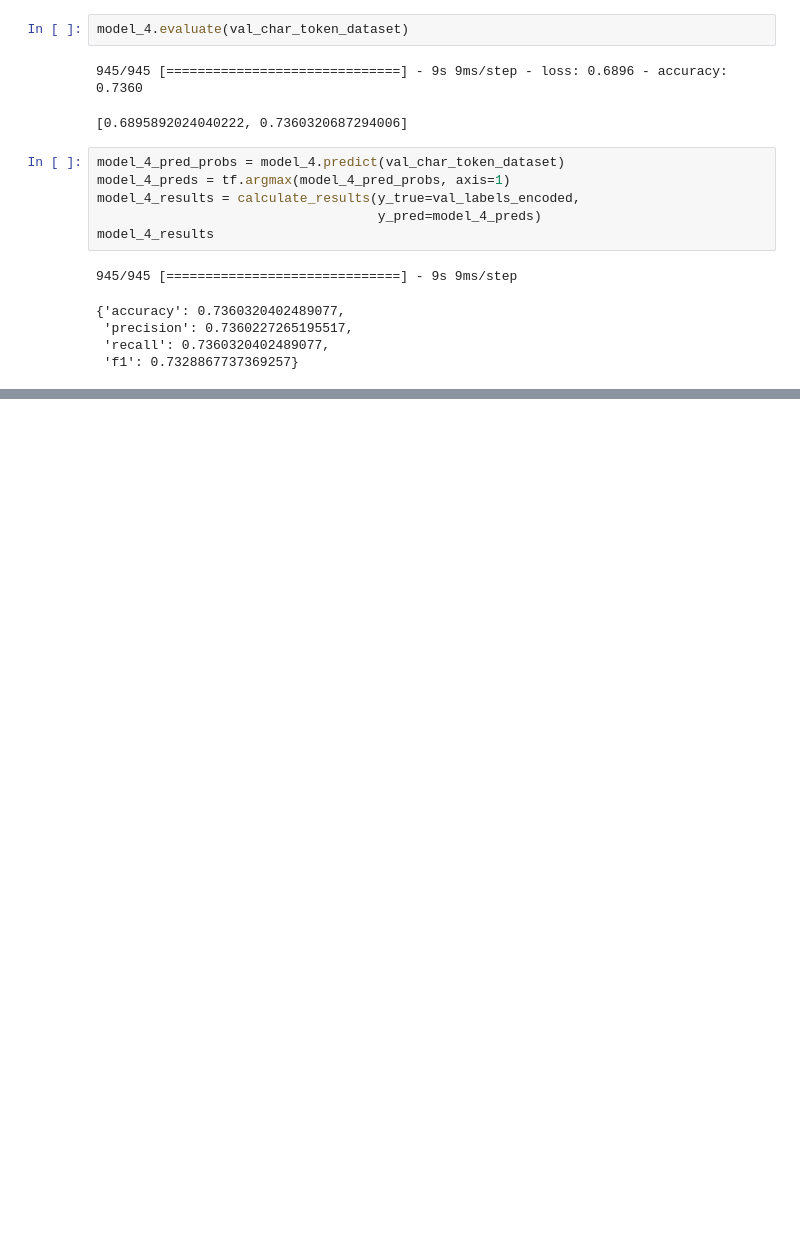
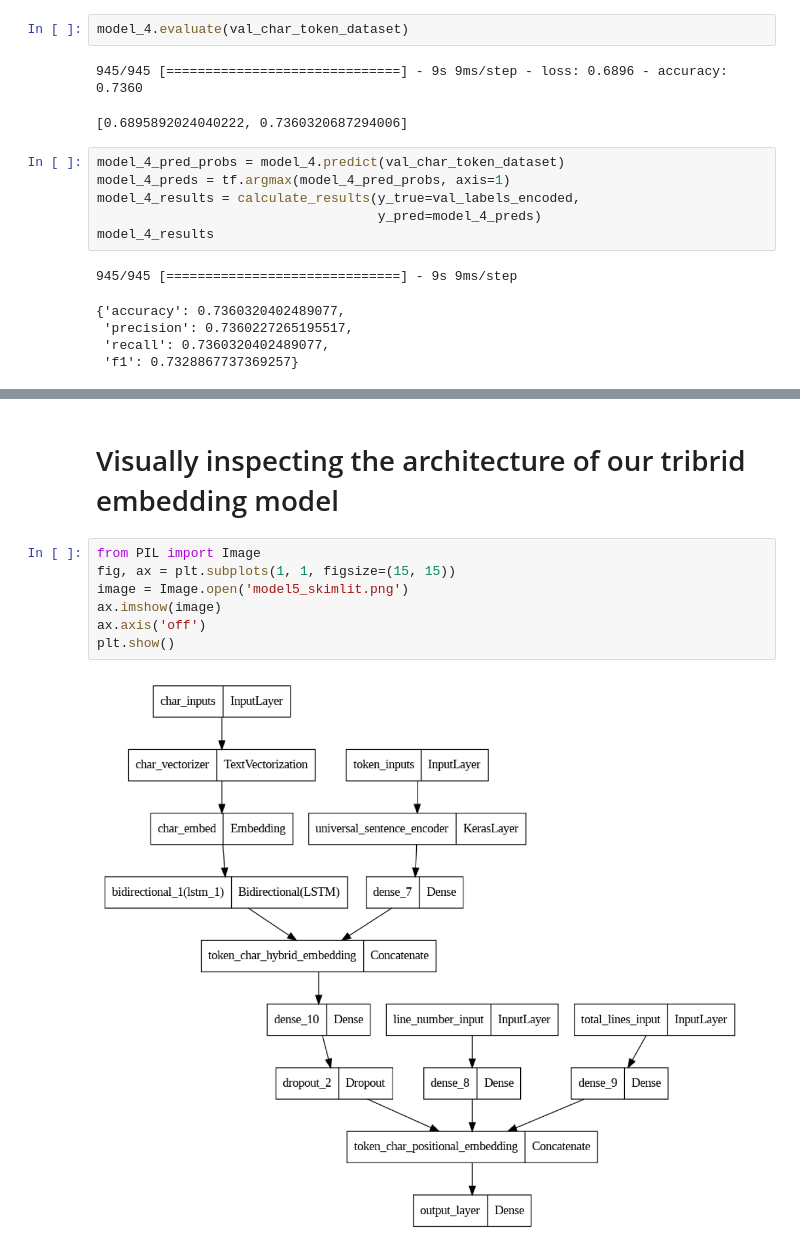
Before and after one commit to nripstein/Learning-Tensorflow, a Jupyter notebook: Milestone Project 2: SkimLit.ipynb, the cells around one changed output, grey strips where cells are left out. Drawn from its saved outputs; the diff is of its cells as text; blank space fills up the shorter version.

```diff
--- a/Milestone Project 2: SkimLit.ipynb
+++ b/Milestone Project 2: SkimLit.ipynb
@@ -1028,0 +1231,11 @@ model_4_results
+# %% [markdown]
+# Visually inspecting the architecture of our tribrid embedding model
+# %%
+from PIL import Image
+fig, ax = plt.subplots(1, 1, figsize=(15, 15))
+image = Image.open('model5_skimlit.png')
+ax.imshow(image)
+ax.axis('off')
+plt.show()
+# %% [output]
+[figure, added]
```
Also changed, not shown: parts of 35 cells of this notebook.
